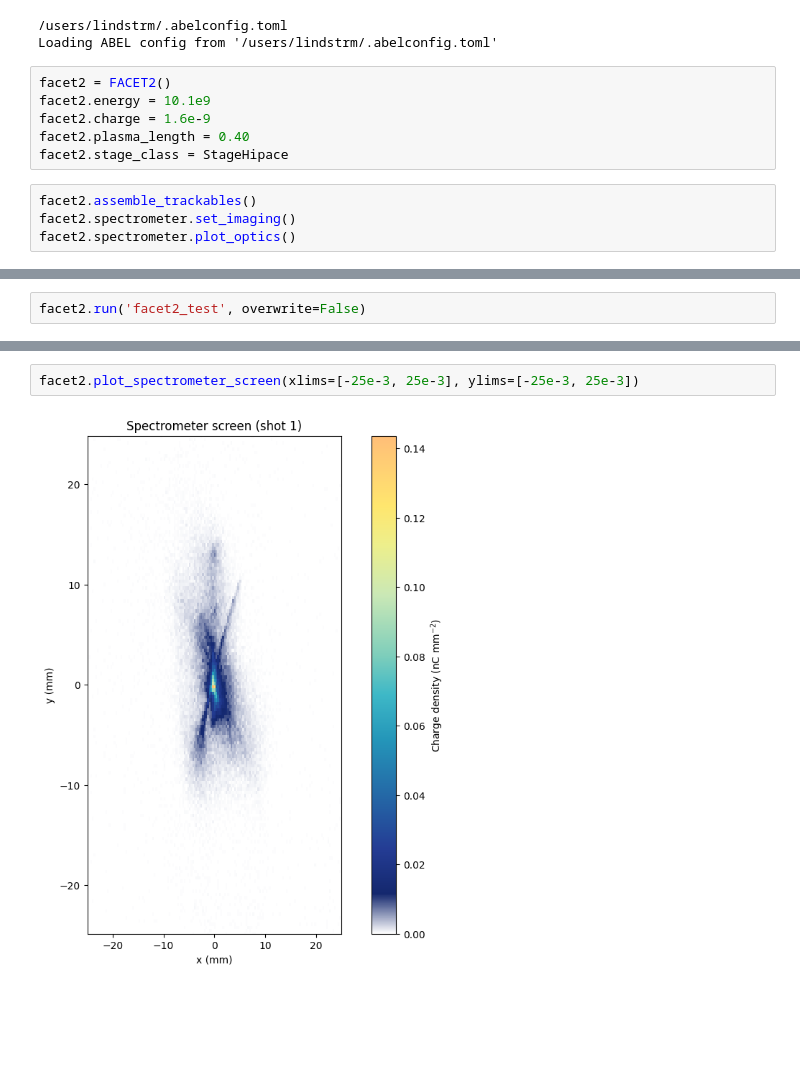
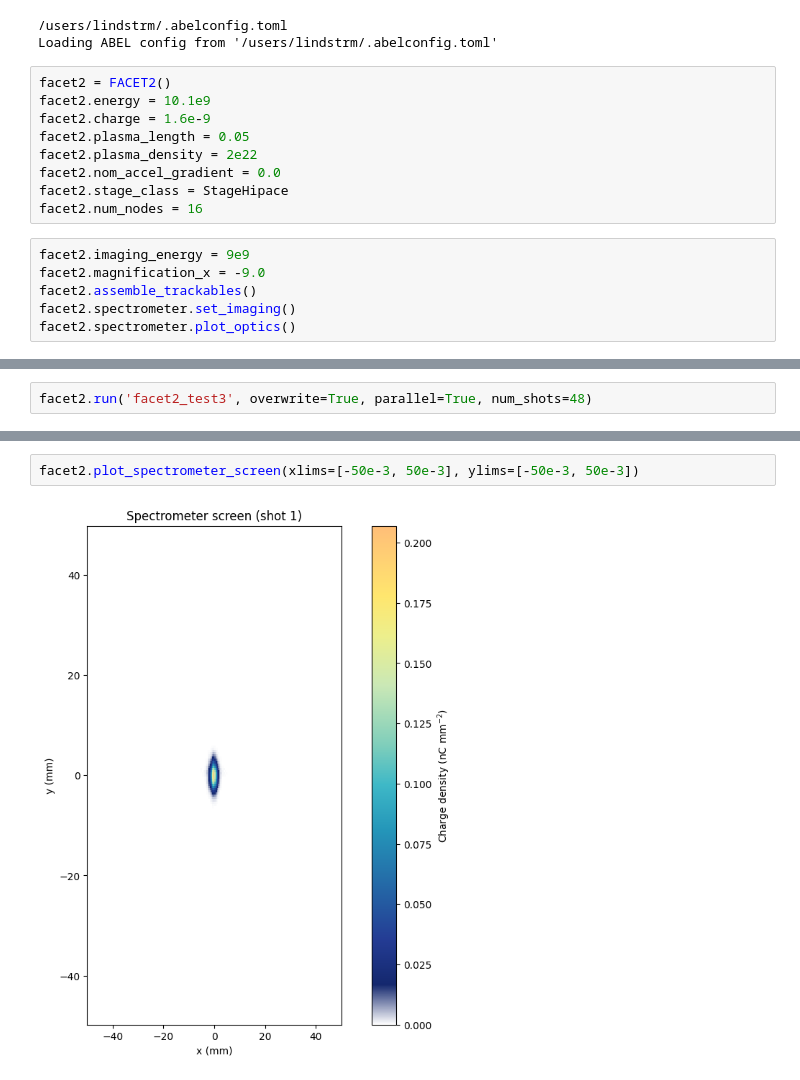
Before and after one commit to abel-framework/ABEL, a Jupyter notebook: examples/facet2_example.ipynb, the cells around one changed output, grey strips where cells are left out. Saved outputs shown, nothing was run; the diff lists cells and outputs as text; blank space fills up the shorter version.

Commit message:
Small updates to FACET2 experiment.

```diff
--- a/examples/facet2_example.ipynb
+++ b/examples/facet2_example.ipynb
@@ -9,9 +9,14 @@ Loading ABEL config from '/users/lindstrm/.abelconfig.toml'
 facet2 = FACET2()
 facet2.energy = 10.1e9
 facet2.charge = 1.6e-9
-facet2.plasma_length = 0.40
+facet2.plasma_length = 0.05
+facet2.plasma_density = 2e22
+facet2.nom_accel_gradient = 0.0
 facet2.stage_class = StageHipace
+facet2.num_nodes = 16
 # %%
+facet2.imaging_energy = 9e9
+facet2.magnification_x = -9.0
 facet2.assemble_trackables()
 facet2.spectrometer.set_imaging()
 facet2.spectrometer.plot_optics()
@@ -20,3 +25,3 @@ facet2.spectrometer.plot_optics()
 # %%
-facet2.run('facet2_test', overwrite=False)
+facet2.run('facet2_test3', overwrite=True, parallel=True, num_shots=48)
 # %% [output]
@@ -38,7 +43,7 @@ facet2.spectrometer.plot_evolution()
 # %%
-facet2.plot_spectrometer_screen(xlims=[-25e-3, 25e-3], ylims=[-25e-3, 25e-3])
+facet2.plot_spectrometer_screen(xlims=[-50e-3, 50e-3], ylims=[-50e-3, 50e-3])
 # %% [output]
-[figure, old version]
+[figure, new version]
 # %%
 for i in range(facet2.num_outputs()):
     facet2.get_beam(i).plot_lps()
```
Also changed, not shown: parts of 6 cells of this notebook, 2 other files.
